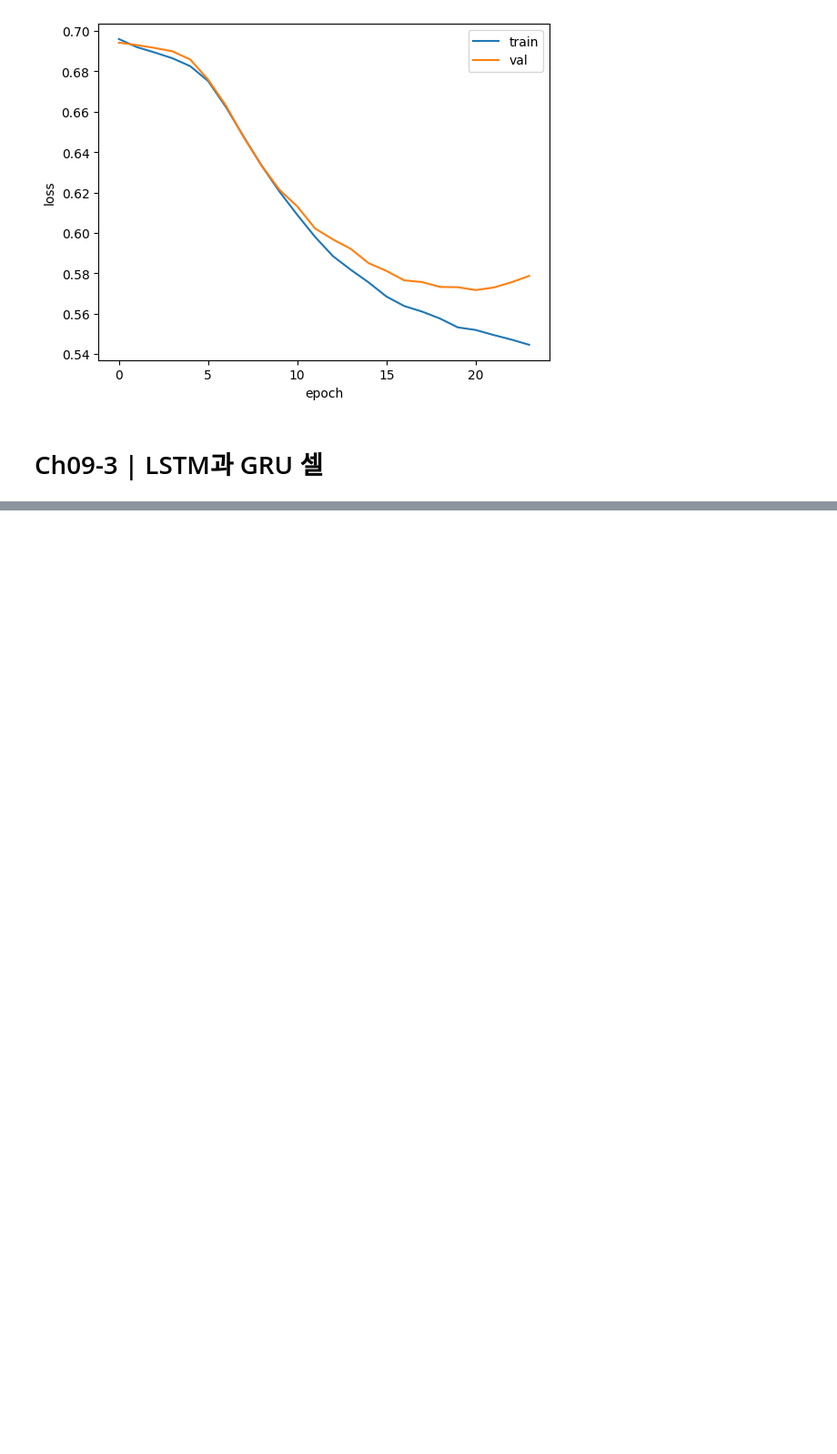
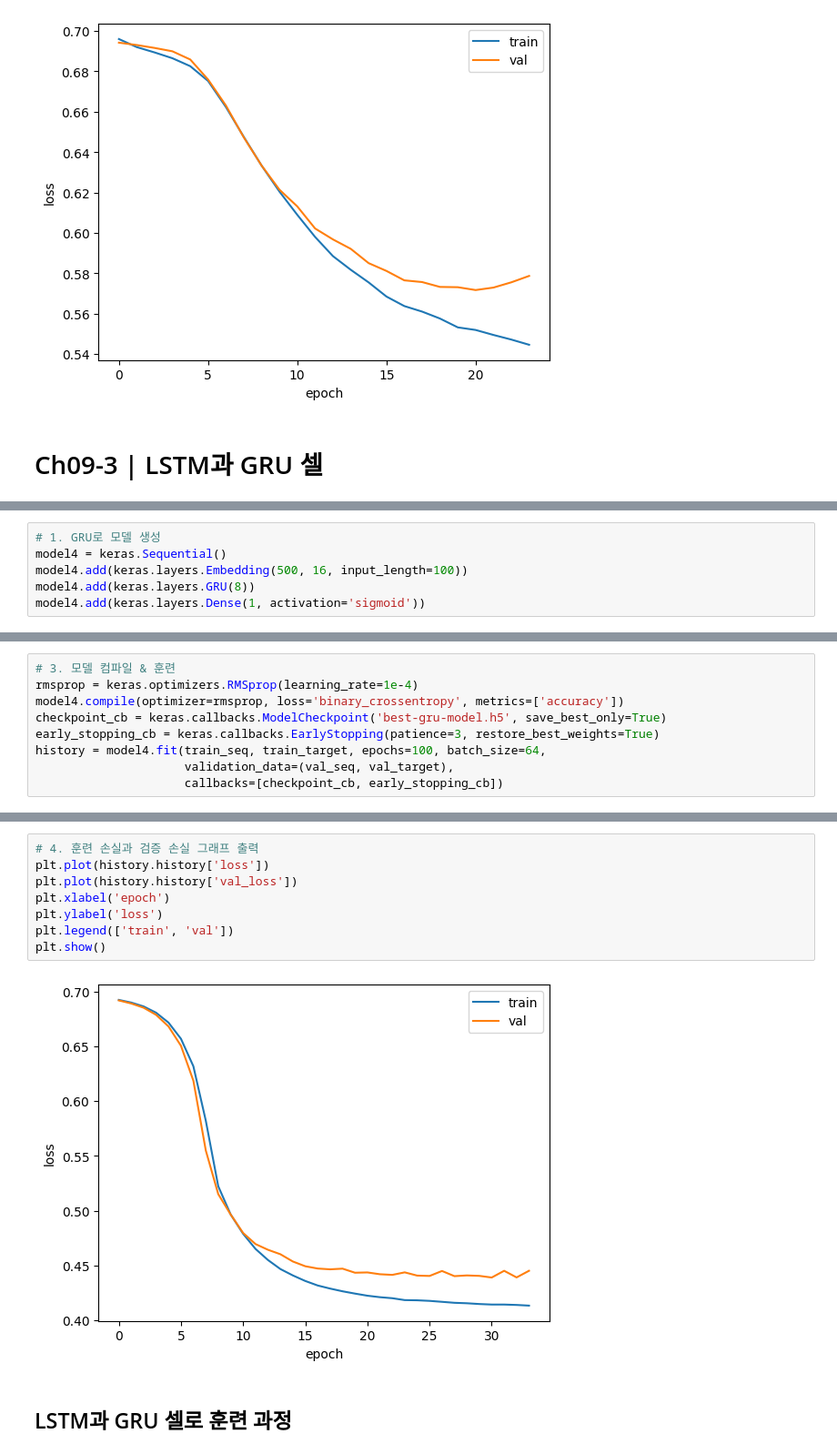
Before and after one commit to Sangyeonglee353/ai-hongong, a Jupyter notebook: Chapter_09_텍스트를_위한_인공_신경망.ipynb, the cells around one changed output, grey strips where cells are left out. Shown: that part at 91% size. Cells and saved outputs as stored; diff of their text form; blank space fills up the shorter version.

Commit message:
Docs: Add Ch09-3. LSTM과 GRU 셀

```diff
--- a/Chapter_09_텍스트를_위한_인공_신경망.ipynb
+++ b/Chapter_09_텍스트를_위한_인공_신경망.ipynb
@@ -275,0 +483,6 @@ plt.show()
+# %%
+# 1. GRU로 모델 생성
+model4 = keras.Sequential()
+model4.add(keras.layers.Embedding(500, 16, input_length=100))
+model4.add(keras.layers.GRU(8))
+model4.add(keras.layers.Dense(1, activation='sigmoid'))
@@ -275,0 +508,9 @@ plt.show()
+# %%
+# 3. 모델 컴파일 & 훈련
+rmsprop = keras.optimizers.RMSprop(learning_rate=1e-4)
+model4.compile(optimizer=rmsprop, loss='binary_crossentropy', metrics=['accuracy'])
+checkpoint_cb = keras.callbacks.ModelCheckpoint('best-gru-model.h5', save_best_only=True)
+early_stopping_cb = keras.callbacks.EarlyStopping(patience=3, restore_best_weights=True)
+history = model4.fit(train_seq, train_target, epochs=100, batch_size=64,
+                     validation_data=(val_seq, val_target),
+                     callbacks=[checkpoint_cb, early_stopping_cb])
@@ -275,0 +538,12 @@ plt.show()
+# %%
+# 4. 훈련 손실과 검증 손실 그래프 출력
+plt.plot(history.history['loss'])
+plt.plot(history.history['val_loss'])
+plt.xlabel('epoch')
+plt.ylabel('loss')
+plt.legend(['train', 'val'])
+plt.show()
+# %% [output]
+[figure, added]
+# %% [markdown]
+## LSTM과 GRU 셀로 훈련 과정
```
Also changed, not shown: parts of 20 cells of this notebook.
